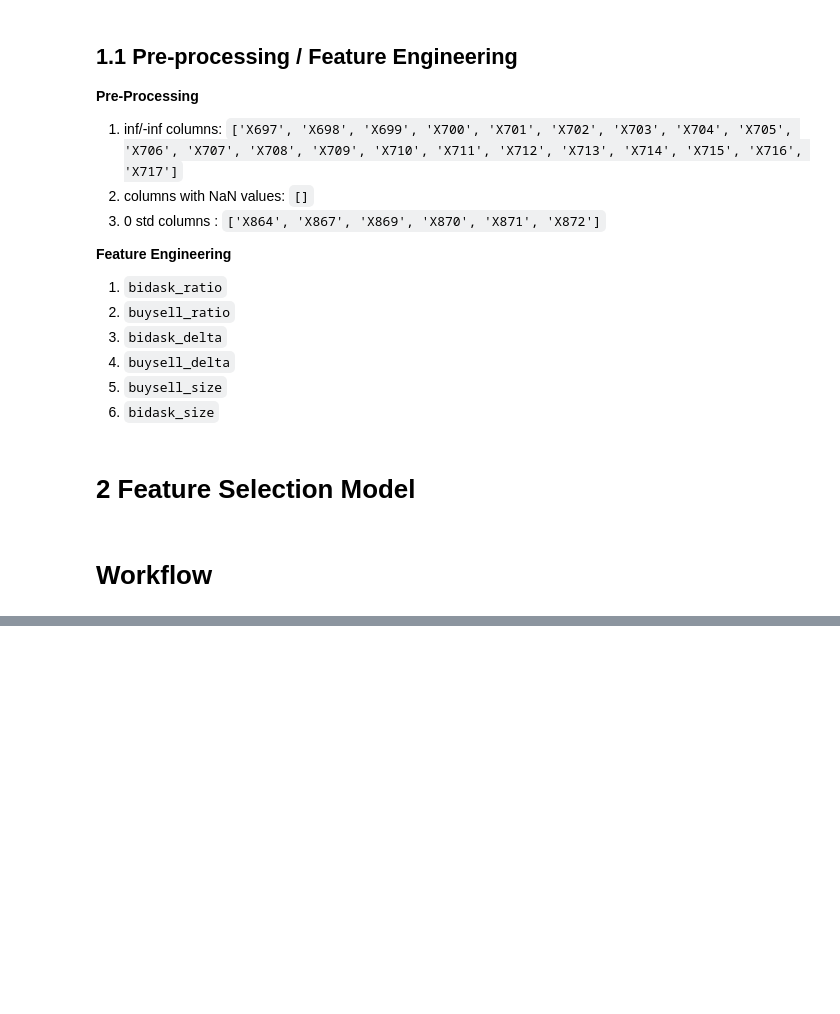
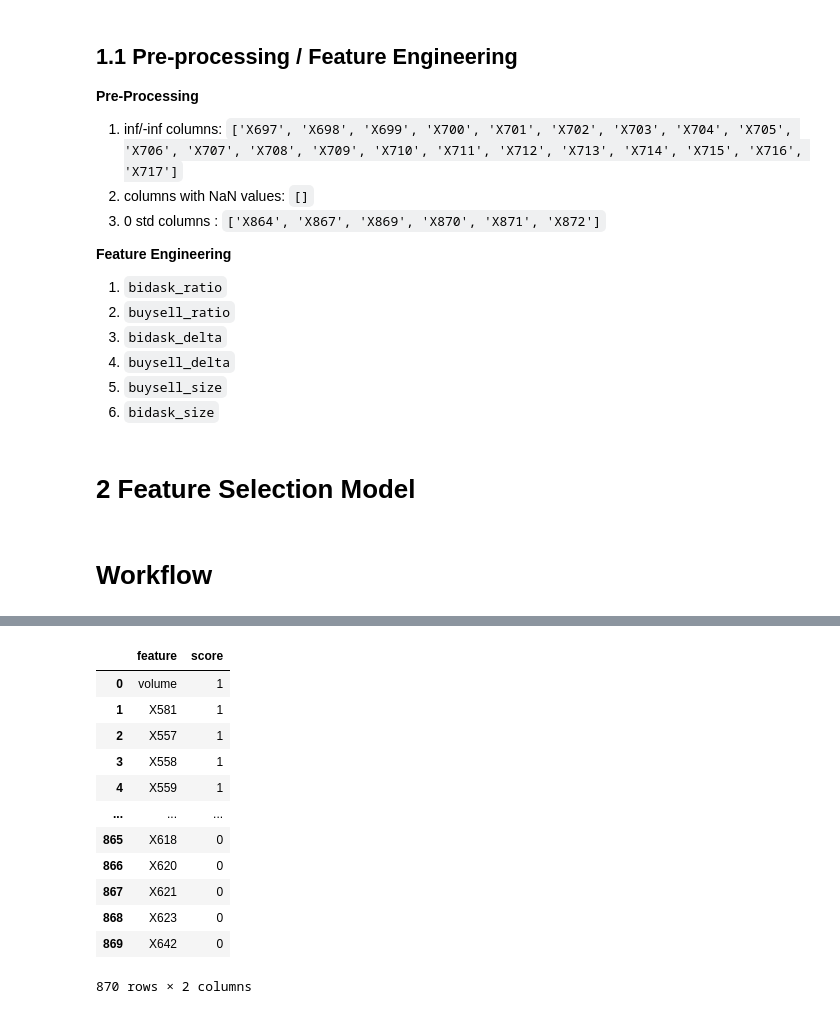
Before and after one commit to ryantjx/kaggle, a Jupyter notebook: drw-cryptomarketprediction2025/kaggle/drw_1_featureengineering.ipynb, the cells around one changed output, grey strips where cells are left out. Saved outputs shown, nothing was run; the diff lists cells and outputs as text; code cells hidden in the pictures; blank space fills up the shorter version.

```diff
--- a/drw-cryptomarketprediction2025/kaggle/drw_1_featureengineering.ipynb
+++ b/drw-cryptomarketprediction2025/kaggle/drw_1_featureengineering.ipynb
@@ -224,9 +222,10 @@ from sklearn.ensemble import RandomForestRegressor
 from tqdm.auto import tqdm
 from xgboost import XGBRegressor
 from sklearn.base import clone
+import time
 
 class SklearnFeatureEngineeringRegression:
-    def __init__(self, X: pd.DataFrame, y: pd.Series):
+    def __init__(self, X: pd.DataFrame, y: pd.Series, use_gpu: bool = False):
         """
         Parameters
         ----------
@@ -241,7 +240,7 @@ class SklearnFeatureEngineeringRegression:
         self.y_np = y.to_numpy()
         self.features = X.columns.tolist()
         self.results_df: pd.DataFrame = pd.DataFrame()
-        self.use_gpu = os.environ.get("USER") == None
+        self.use_gpu = use_gpu
 
         # … your import logic deciding CPU vs GPU …
         if self.use_gpu:
@@ -513,32 +512,41 @@ class SklearnFeatureEngineeringRegression:
             raise ValueError("`methods` must be None, list, or dict")
 
         records = []
-        for m, params in tqdm(methods.items(), desc='Running feature selection'):
+        for method_name, params in tqdm(methods.items(), desc='Running feature selection'):
             try:
-                if not hasattr(self, m):
-                    raise KeyError(f"Method {m} not found in class")
+                if not hasattr(self, method_name):
+                    raise KeyError(f"Method {method_name} not found in class")
+                print(f"Running method: `{method_name.lstrip('_')}` with params: {params}")
+                start = time.time()
+                fn = getattr(self, method_name)
+                mask = fn(**params)
+                records.append({
+                    'model': method_name.lstrip('_'),
+                    **mask.to_dict(),
+                    'total_score': int(mask.sum())
+                })
+                elapsed = time.time() - start
+                print(
+                    f"Function `{method_name.lstrip('_')}` completed "
+                    f"in {elapsed/60:.2f} minutes."
+                )
 
-                start = time.time()
+            except Exception as e:
+                print(f"Error running method `{method_name}`: {e}")
 
-                fn = getattr(self, m)
-                mask = fn(**params)
-                records.append({'model': m.lstrip('_'), **mask.to_dict(), 'total_score': int(mask.sum())})
-                end = time.time()
-                print(f"""Function : `{m.lstrip('_')}` completed. Time taken : {(end - start) / 60} minutes.""")
-            except Exception as e:
-                print(f"Error running method {m}: {e}")
         self.results_df = pd.DataFrame.from_records(records)
 
     def get_results(self) -> pd.DataFrame:
         """Return the raw selection matrix (n_models × (P + 2))."""
         return self.results_df
 
-    def get_top_features(self, N: int) -> pd.DataFrame:
+    def get_top_features(self, N: int = None) -> pd.DataFrame:
         """
         Aggregate across models (vote count = sum of 1’s per feature),
         and return the top N feature names.
         """
-        return pd.DataFrame(self.results_df.loc[:, self.features].sum().sort_values(ascending=False), columns=['score']).head(N)
+        N = N or self.X.shape[1]  # Default to all features if N is None
+        return pd.DataFrame(self.results_df.loc[:, self.features].sum().sort_values(ascending=False), columns=['score']).head(N).reset_index().rename(columns={"index" : "feature"})
 
     def get_model_featuresincluded(self) -> pd.DataFrame:
         """
@@ -599,0 +650,16 @@ fe_regression.get_top_features(50)
+# %%
+fe_regression.get_top_features().reset_index().rename(columns={"index" : "feature"})
+# %% [output]
+|  | feature | score |
+| 0 | volume | 1 |
+| 1 | X581 | 1 |
+| 2 | X557 | 1 |
+| 3 | X558 | 1 |
+| 4 | X559 | 1 |
+| ... | ... | ... |
+| 865 | X618 | 0 |
+| 866 | X620 | 0 |
+| 867 | X621 | 0 |
+| 868 | X623 | 0 |
+| 869 | X642 | 0 |
+870 rows × 2 columns
```
Also changed, not shown: parts of 8 cells of this notebook, 2 other files.
